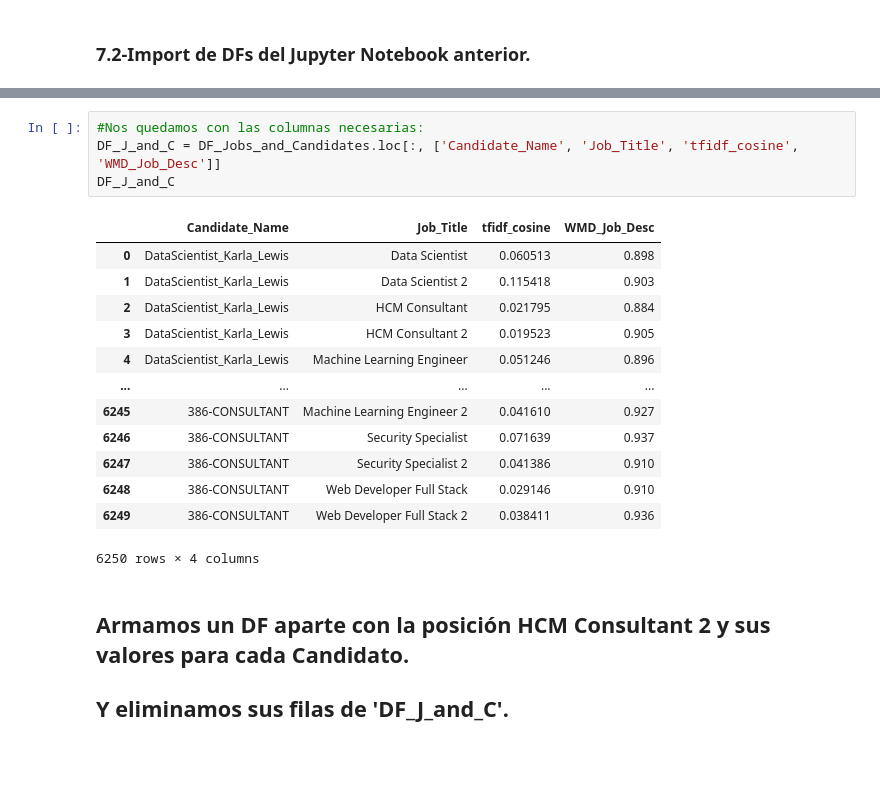
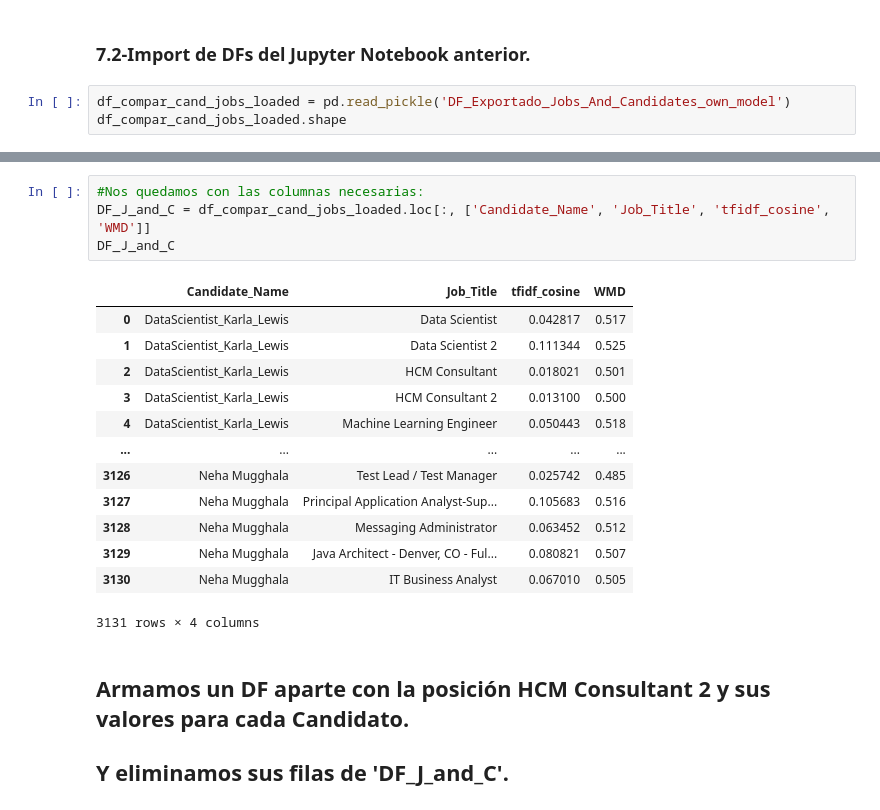
Before and after one commit to FedericoCalonge/automatic_reading_of_CVs_using_text_similarity, a Jupyter notebook: 2-Main/Jupyter_Notebooks/3-Kmeans_&_KNN.ipynb, the cells around one changed output, grey strips where cells are left out. Drawn from its saved outputs; the diff is of its cells as text; blank space fills up the shorter version.

```diff
--- a/2-Main/Jupyter_Notebooks/3-Kmeans_&_KNN.ipynb
+++ b/2-Main/Jupyter_Notebooks/3-Kmeans_&_KNN.ipynb
@@ -11,2 +35,5 @@
 # %% [markdown]
 ### 7.2-Import de DFs del Jupyter Notebook anterior.
+# %%
+df_compar_cand_jobs_loaded = pd.read_pickle('DF_Exportado_Jobs_And_Candidates_own_model')
+df_compar_cand_jobs_loaded.shape
@@ -36,21 +71,21 @@ DF_Jobs_and_Candidates.head()
 # %%
 #Nos quedamos con las columnas necesarias:
-DF_J_and_C = DF_Jobs_and_Candidates.loc[:, ['Candidate_Name', 'Job_Title', 'tfidf_cosine', 'WMD_Job_Desc']]
+DF_J_and_C = df_compar_cand_jobs_loaded.loc[:, ['Candidate_Name', 'Job_Title', 'tfidf_cosine', 'WMD']]
 DF_J_and_C
 # %% [output]
-|  | Candidate_Name | Job_Title | tfidf_cosine | WMD_Job_Desc |
-| 0 | DataScientist_Karla_Lewis | Data Scientist | 0.060513 | 0.898 |
-| 1 | DataScientist_Karla_Lewis | Data Scientist 2 | 0.115418 | 0.903 |
-| 2 | DataScientist_Karla_Lewis | HCM Consultant | 0.021795 | 0.884 |
-| 3 | DataScientist_Karla_Lewis | HCM Consultant 2 | 0.019523 | 0.905 |
-| 4 | DataScientist_Karla_Lewis | Machine Learning Engineer | 0.051246 | 0.896 |
+|  | Candidate_Name | Job_Title | tfidf_cosine | WMD |
+| 0 | DataScientist_Karla_Lewis | Data Scientist | 0.042817 | 0.517 |
+| 1 | DataScientist_Karla_Lewis | Data Scientist 2 | 0.111344 | 0.525 |
+| 2 | DataScientist_Karla_Lewis | HCM Consultant | 0.018021 | 0.501 |
+| 3 | DataScientist_Karla_Lewis | HCM Consultant 2 | 0.013100 | 0.500 |
+| 4 | DataScientist_Karla_Lewis | Machine Learning Engineer | 0.050443 | 0.518 |
 | ... | ... | ... | ... | ... |
-| 6245 | 386-CONSULTANT | Machine Learning Engineer 2 | 0.041610 | 0.927 |
-| 6246 | 386-CONSULTANT | Security Specialist | 0.071639 | 0.937 |
-| 6247 | 386-CONSULTANT | Security Specialist 2 | 0.041386 | 0.910 |
-| 6248 | 386-CONSULTANT | Web Developer Full Stack | 0.029146 | 0.910 |
-| 6249 | 386-CONSULTANT | Web Developer Full Stack 2 | 0.038411 | 0.936 |
+| 3126 | Neha Mugghala | Test Lead / Test Manager | 0.025742 | 0.485 |
+| 3127 | Neha Mugghala | Principal Application Analyst-Sup... | 0.105683 | 0.516 |
+| 3128 | Neha Mugghala | Messaging Administrator | 0.063452 | 0.512 |
+| 3129 | Neha Mugghala | Java Architect - Denver, CO - Ful... | 0.080821 | 0.507 |
+| 3130 | Neha Mugghala | IT Business Analyst | 0.067010 | 0.505 |
-6250 rows × 4 columns
+3131 rows × 4 columns
 # %% [markdown]
 ## Armamos un DF aparte con la posición HCM Consultant 2 y sus valores para cada Candidato.
 ## Y eliminamos sus filas de 'DF_J_and_C'.
```
Also changed, not shown: parts of 50 cells of this notebook, 17 other files.
